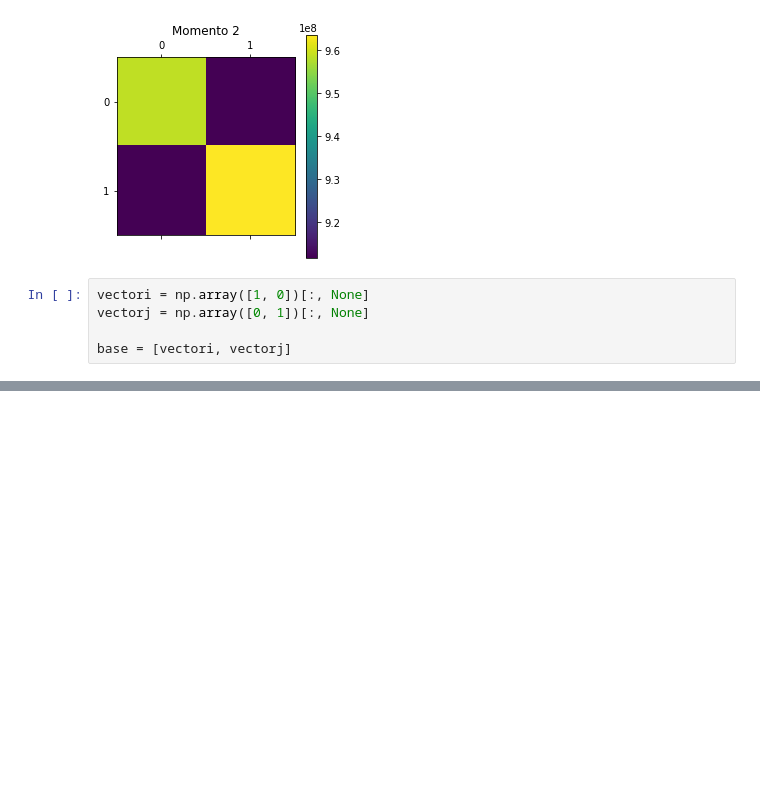
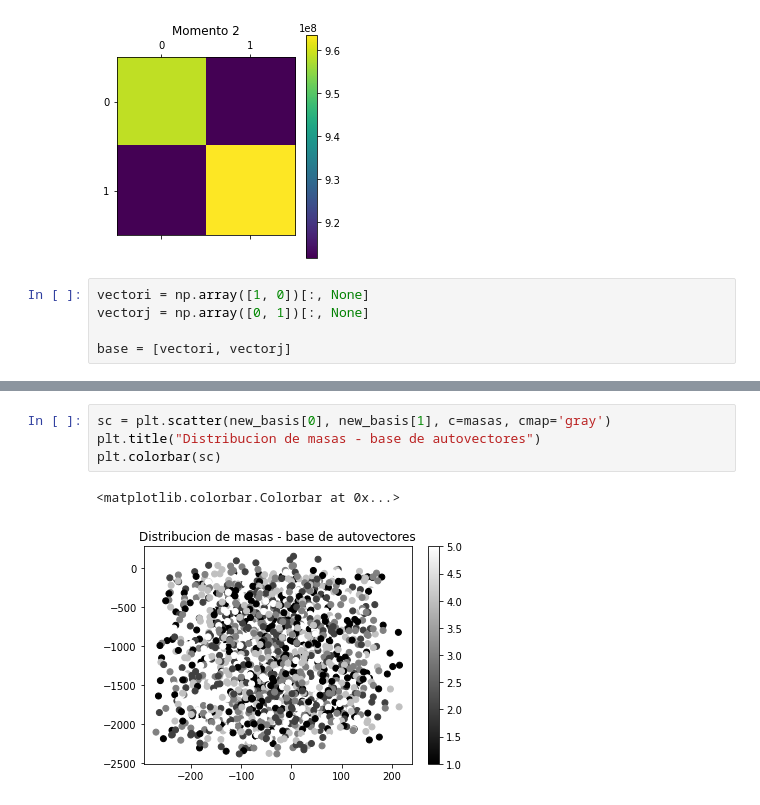
Before and after one commit to bemc22/TareasCursos20B, a Jupyter notebook: Codigos/asignacion2/particulas.ipynb, the cells around one changed output, grey strips where cells are left out. Saved outputs shown, nothing was run; the diff lists cells and outputs as text; blank space fills up the shorter version.

```diff
--- a/Codigos/asignacion2/particulas.ipynb
+++ b/Codigos/asignacion2/particulas.ipynb
@@ -105,0 +135,7 @@ print(A - momento2)
+# %%
+sc = plt.scatter(new_basis[0], new_basis[1], c=masas, cmap='gray')
+plt.title("Distribucion de masas - base de autovectores")
+plt.colorbar(sc)
+# %% [output]
+<matplotlib.colorbar.Colorbar at 0x...>
+[figure, added]
```
Also changed, not shown: parts of 10 cells of this notebook.
